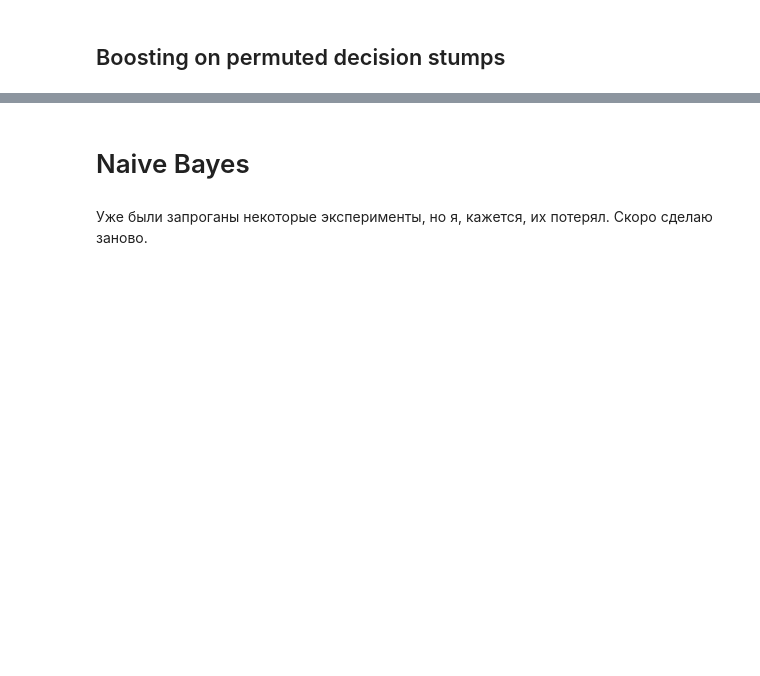
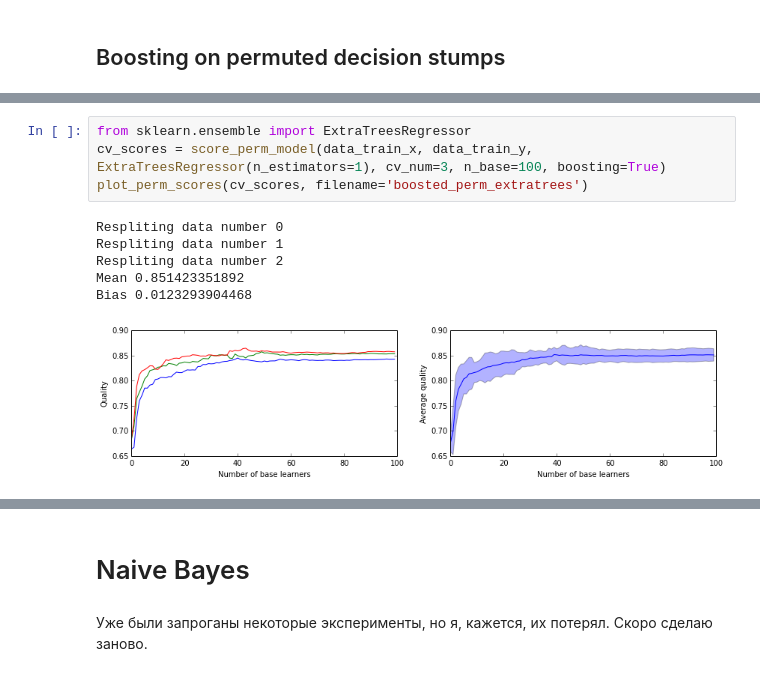
Before and after one commit to Newozz/research, a Jupyter notebook: fonarev_diploma.ipynb, the cells around one changed output, grey strips where cells are left out. Cells and saved outputs as stored; diff of their text form; blank space fills up the shorter version.

```diff
--- a/fonarev_diploma.ipynb
+++ b/fonarev_diploma.ipynb
@@ -630,0 +671,11 @@ plot_perm_scores(cv_scores, filename='rrf')
+# %%
+from sklearn.ensemble import ExtraTreesRegressor
+cv_scores = score_perm_model(data_train_x, data_train_y, ExtraTreesRegressor(n_estimators=1), cv_num=3, n_base=100, boosting=True)
+plot_perm_scores(cv_scores, filename='boosted_perm_extratrees')
+# %% [output]
+Respliting data number 0
+Respliting data number 1
+Respliting data number 2
+Mean 0.851423351892
+Bias 0.0123293904468
+[figure, added]
```
Also changed, not shown: parts of 46 cells of this notebook.
